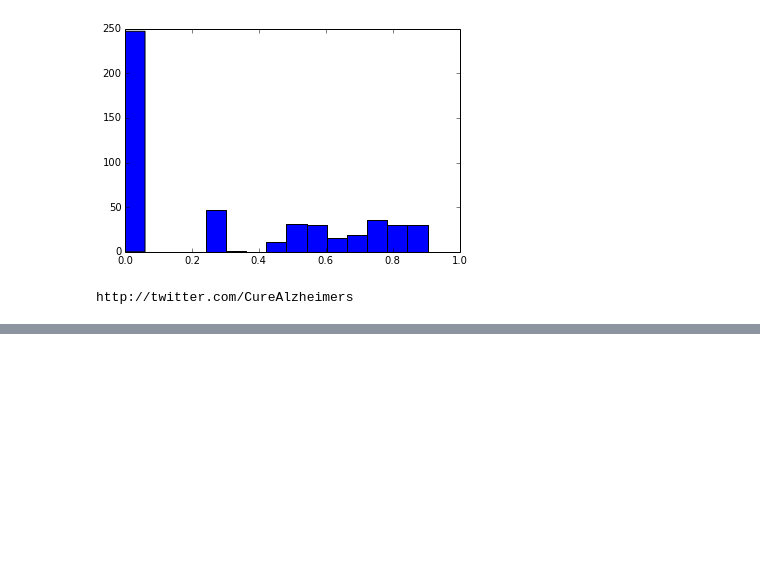
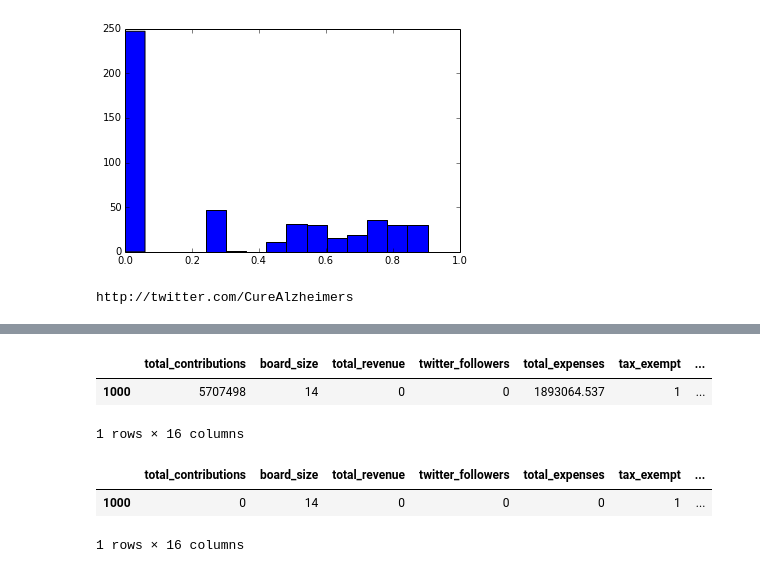
Before and after one commit to kdsimmons/InsightProject, a Jupyter notebook: customize_search.ipynb, the cells around one changed output, grey strips where cells are left out. Drawn from its saved outputs; the diff is of its cells as text; code cells hidden in the pictures; blank space fills up the shorter version.

```diff
--- a/customize_search.ipynb
+++ b/customize_search.ipynb
@@ -167,0 +278,24 @@ http://twitter.com/CureAlzheimers
+# %%
+# do setup of con above
+
+# get distributions
+# Import data from SQL
+combined_panda = pd.DataFrame()
+disease_list = ['alzheimer', 'blindness', 'breast_cancer', 'colon_cancer', 'crohn', 'diabetes',
+                'dyslexia', 'leukemia', 'lung_cancer', 'multiple_sclerosis', 'osteoporosis',
+                'parkinson', 'prostate_cancer', 'cancer', 'tumor', 'melanoma', 'lymphoma']
+# disease_list = ['cancer', 'tumor']
+with con:
+    for disease in disease_list:
+        pandadf = pd.read_sql("SELECT year_incorporated, age, twitter_followers, percent_program, total_contributions, total_expenses, staff_size, board_size FROM " + str(disease), con)
+        if len(pandadf) > 0:
+            combined_panda = pd.concat([combined_panda, pandadf], 0, ignore_index=True)
+
+# Fix NaNs that were originally encoded as -1.
+for idx in range(len(combined_panda)):
+    if combined_panda['year_incorporated'][idx] == -1:
+        combined_panda[idx:(idx+1)]['age'] = np.nan
+        combined_panda[idx:(idx+1)]['year_incorporated'] = np.nan
+    for col in combined_panda.columns:
+        if combined_panda[col][idx] == -1:
+            combined_panda[idx:(idx+1)][col] = np.nan
@@ -167,0 +314,48 @@ http://twitter.com/CureAlzheimers
+# %%
+ideal_df[:]['percent_program'] = combined_panda.percent_program.max()
+ideal_df
+# %% [output]
+|  | total_contributions | board_size | total_revenue | twitter_followers | total_expenses | tax_exempt | ... |
+| 1000 | 5707498 | 14 | 0 | 0 | 1893064.537 | 1 | ... |
+1 rows × 16 columns
+# %%
+# Numerical values are defined based on the overall distribution.
+# Put in ideal values for variables with 2 possible values
+for col in ['age','twitter_followers']:
+    quantiles = combined_panda[col].describe(percentile_width=50.)
+    if pref_list[col] == 0:
+        ideal_df[:][col] = np.nan
+    elif  pref_list[col] == 1:
+        ideal_df[:][col] = quantiles['25%']
+    elif pref_list[col] == 2:
+        ideal_df[:][col] = quantiles['75%']
+    else:
+        raise Exception('Improper input for ' + str(col) + '.')
+
+# Put in ideal values for variables with 3 possible values
+for col in ['staff_size','board_size','total_contributions','total_expenses','percent_program']:
+    quantiles = combined_panda[col].describe(percentile_width=66.7)
+    if pref_list[col] == 0:
+        ideal_df[:][col] = np.nan
+    elif  pref_list[col] == 1:
+        ideal_df[:][col] = quantiles['16.6%']
+    elif pref_list[col] == 2:
+        ideal_df[:][col] = quantiles['50%']
+    elif pref_list[col] == 3:
+        ideal_df[:][col] = quantiles['83.4%']
+    else:
+        raise Exception('Improper input for ' + str(col) + '.')
+
+# At least for now, some values are hardcoded in calling function
+for col in ['cn_overall','cn_financial','cn_acct_transp','total_revenue']:
+    ideal_df[:][col] = pref_list[col]
+
+# At least for now, some values are hardcoded here
+for col in ['percent_admin','percent_fund']:
+    ideal_df[col] = (100. - ideal_df['percent_program']) / 2.
+
+ideal_df
+# %% [output]
+|  | total_contributions | board_size | total_revenue | twitter_followers | total_expenses | tax_exempt | ... |
+| 1000 | 0 | 14 | 0 | 0 | 0 | 1 | ... |
+1 rows × 16 columns
```
Also changed, not shown: parts of 14 cells of this notebook, 8 other files.
